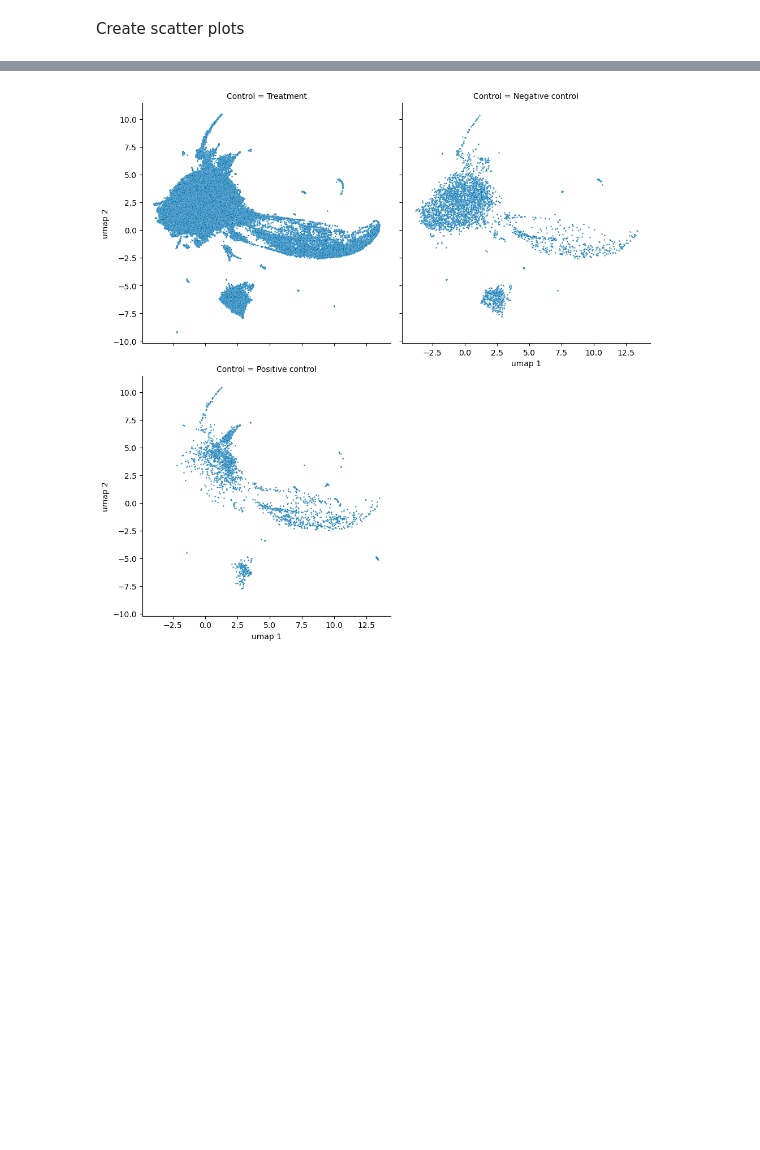
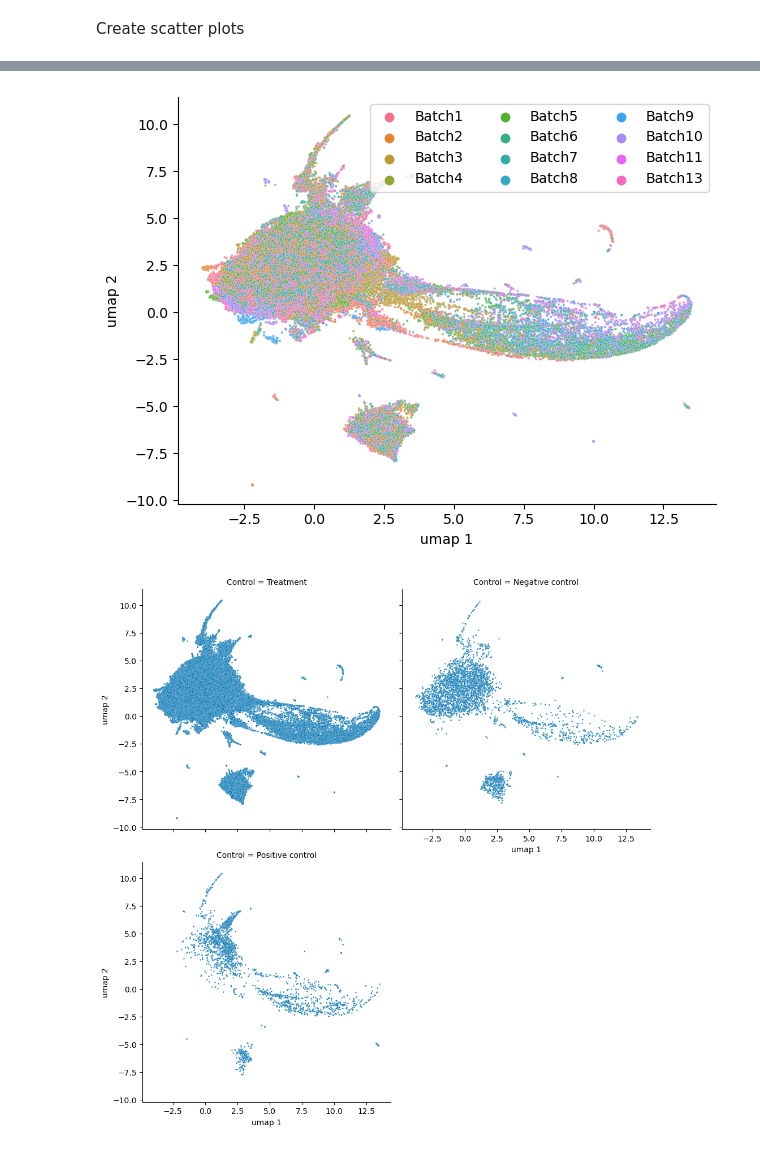
Before and after one commit to jump-cellpainting/2024_Chandrasekaran_Production, a Jupyter notebook: 0.visualize-orf-data/1.plot-orf-umap.ipynb, the cells around one changed output, grey strips where cells are left out. Cells and saved outputs as stored; diff of their text form; code cells hidden in the pictures; blank space fills up the shorter version.

```diff
--- a/0.visualize-orf-data/1.plot-orf-umap.ipynb
+++ b/0.visualize-orf-data/1.plot-orf-umap.ipynb
@@ -114,3 +117,20 @@ plt.savefig('figures/1.umap-orf.png')
+# %%
+sns.scatterplot(
+    data=X_embedded_df,
+    x='umap 1',
+    y='umap 2',
+    s=3,
+    hue=X_embedded_df['Batch'],
+    hue_order=batch_order,
+    alpha=0.8
+)
+
+sns.despine()
+plt.legend(ncol=3, loc='upper right')
+plt.tight_layout()
+plt.savefig('figures/1.umap-orf-batch.png')
+# %% [output]
+[figure, added]
 # %%
 g = sns.relplot(
     data=X_embedded_df,
```
Also changed, not shown: parts of 3 cells of this notebook, 3 other files.
